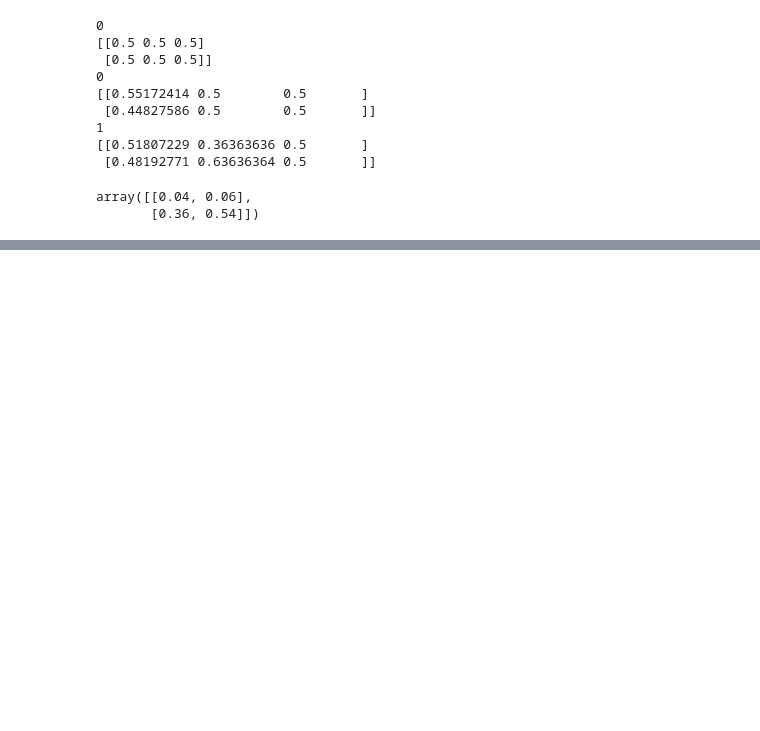
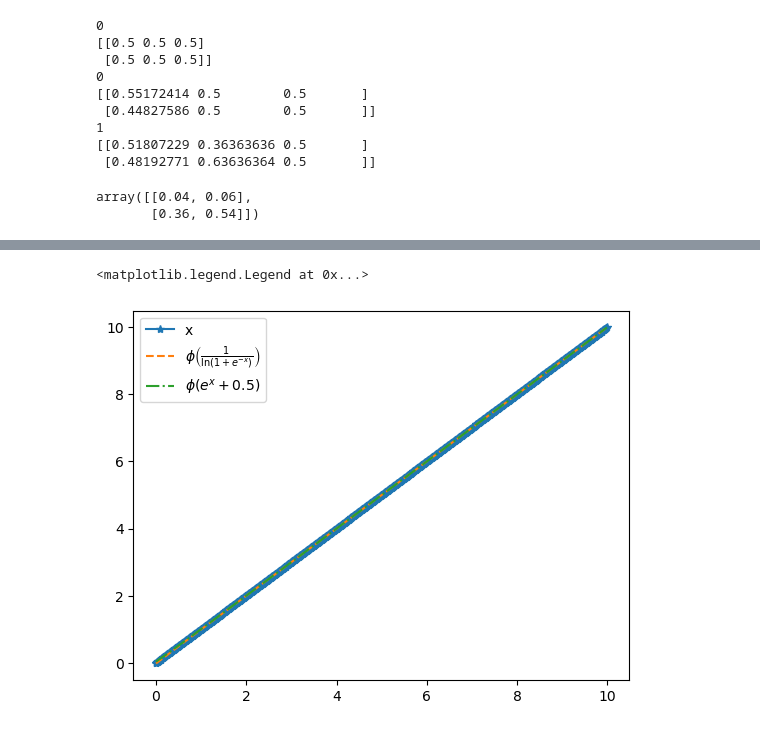
Before and after one commit to SIHranova/DPAgent, a Jupyter notebook: rand.ipynb, the cells around one changed output, grey strips where cells are left out. Drawn from its saved outputs; the diff is of its cells as text; code cells hidden in the pictures; blank space fills up the shorter version.

```diff
--- a/rand.ipynb
+++ b/rand.ipynb
@@ -390,0 +439,21 @@ array([[0.04, 0.06],
+# %%
+import numpy as np
+import matplotlib.pyplot as plt
+import scipy.special as scp
+
+
+def left_bound(x):
+    return scp.digamma(1/np.log(1+np.exp(-x)))
+
+def right_bound(x):
+    return scp.digamma(np.exp(x)+0.5)
+
+x = np.arange(0,10,0.01)
+plt.figure()
+plt.plot(x,x,'-*',label='x')
+plt.plot(x,left_bound(x),'--',label=r'$\phi \left( \frac{1}{ \ln (1+e^{-x})} \right)$' )
+plt.plot(x,right_bound(x),'-.',label=r'$\phi \left( e^{x} + 0.5 \right)$')
+plt.legend()
+# %% [output]
+<matplotlib.legend.Legend at 0x...>
+[figure, added]
```
Also changed, not shown: parts of 1 cell of this notebook.
